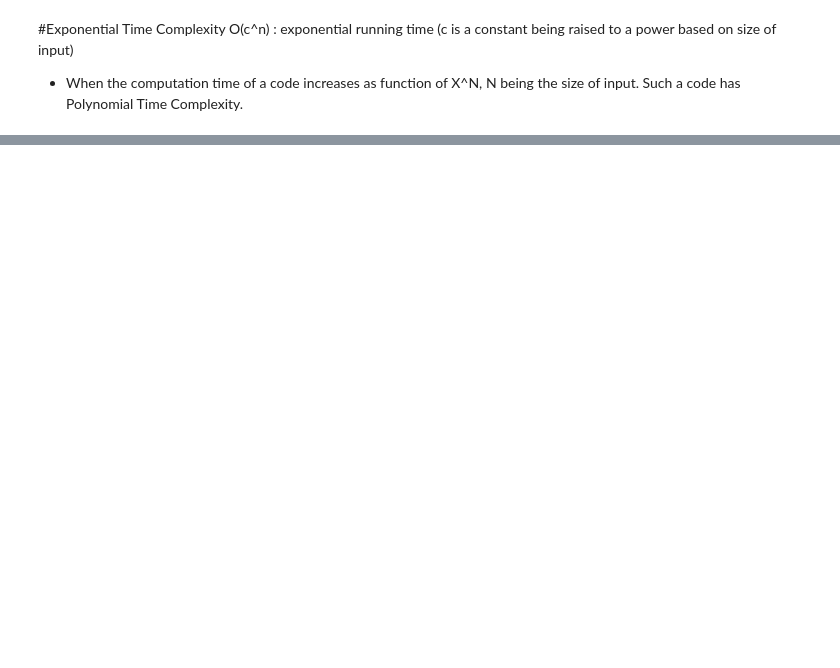
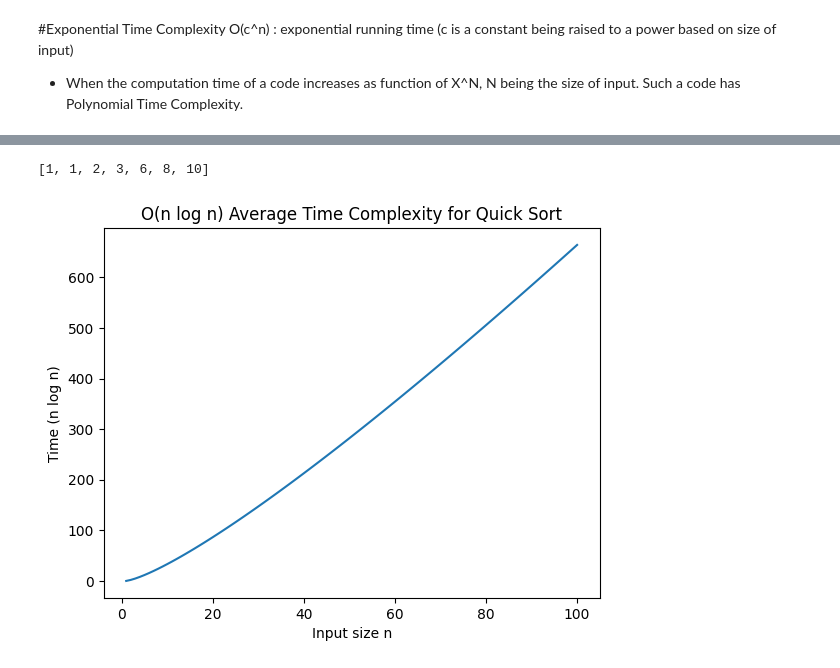
Before and after one commit to divanshi-15/Algo_Lab_241B323, a Jupyter notebook: Lab_3_Growth_of_function.ipynb, the cells around one changed output, grey strips where cells are left out. Saved outputs shown, nothing was run; the diff lists cells and outputs as text; code cells hidden in the pictures; blank space fills up the shorter version.

```diff
--- a/Lab_3_Growth_of_function.ipynb
+++ b/Lab_3_Growth_of_function.ipynb
@@ -207,0 +246,48 @@ plt.show()
+# %%
+def quicksort(arr):
+    if len(arr) <= 1:
+        return arr
+    pivot = arr[len(arr) // 2]
+    left = [x for x in arr if x < pivot]
+    middle = [x for x in arr if x == pivot]
+    right = [x for x in arr if x > pivot]
+    return quicksort(left) + middle + quicksort(right)
+data = [3,6,8,10,1,2,1]
+print(quicksort(data))
+# %% [output]
+[1, 1, 2, 3, 6, 8, 10]
+# %%
+
+import math
+import matplotlib.pyplot as plt
+
+def quicksort(arr):
+    if len(arr) <= 1:
+        return arr
+    pivot = arr[len(arr) // 2]
+    left = [x for x in arr if x < pivot]
+    middle = [x for x in arr if x == pivot]
+    right = [x for x in arr if x > pivot]
+    return quicksort(left) + middle + quicksort(right)
+
+
+n_values = list(range(1, 101))
+time_values = []
+
+for n in n_values:
+
+    data = list(range(n))
+    quicksort(data)
+    if n > 1:
+        time_values.append(n * math.log2(n))
+    else:
+        time_values.append(0)
+
+plt.figure()
+plt.plot(n_values, time_values)
+plt.xlabel("Input size n")
+plt.ylabel("Time (n log n)")
+plt.title("O(n log n) Average Time Complexity for Quick Sort")
+plt.show()
+# %% [output]
+[figure, added]
```
Also changed, not shown: parts of 12 cells of this notebook.
